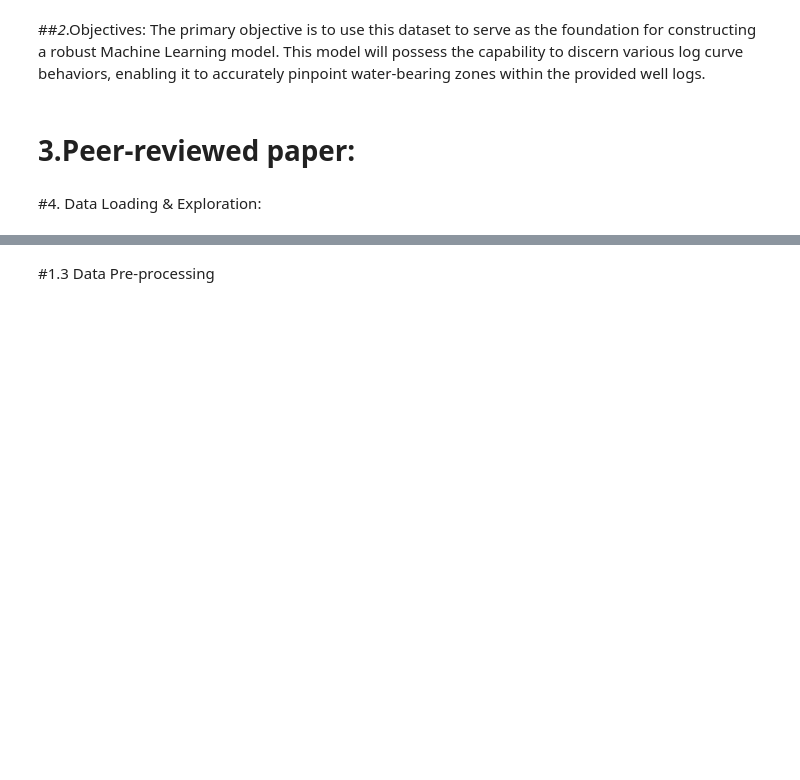
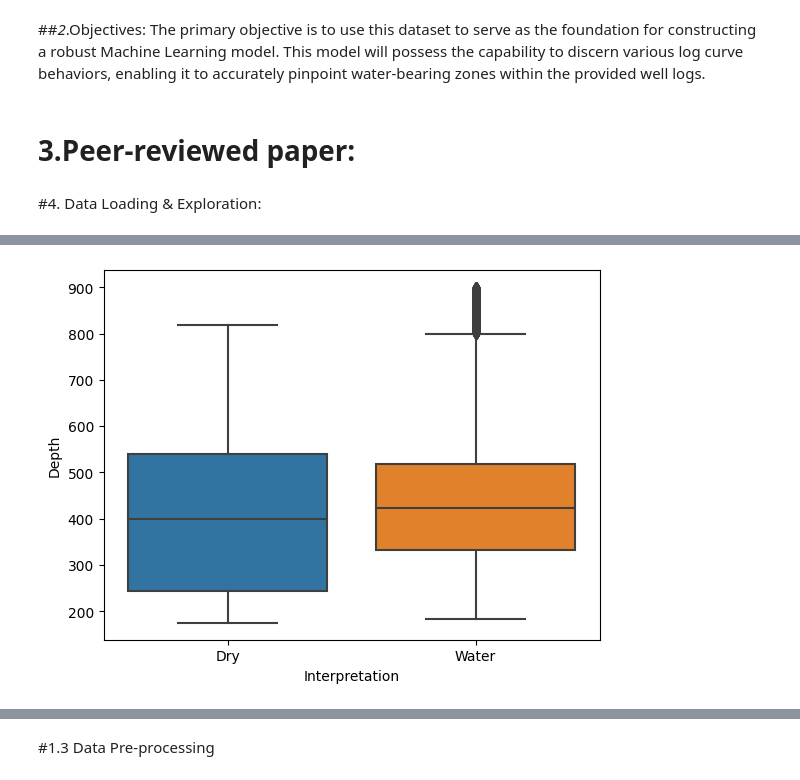
Before and after one commit to Mody2828/CM3111---Full-Time-Big-Data-Analytics, a Jupyter notebook: Dataset loading & Exploration/CM3111_Coursework.ipynb, the cells around one changed output, grey strips where cells are left out. Cells and saved outputs as stored; diff of their text form; code cells hidden in the pictures; blank space fills up the shorter version.

```diff
--- a/Dataset loading & Exploration/CM3111_Coursework.ipynb
+++ b/Dataset loading & Exploration/CM3111_Coursework.ipynb
@@ -234,0 +99,6 @@ your url is: https://moody-swans-cheer.loca.lt
+# %%
+# Visualize Interpretation Vs Depth
+sns.boxplot(data= df, x='Interpretation',y='Depth')
+plt.show()
+# %% [output]
+[figure, added]
```
Also changed, not shown: parts of 74 cells of this notebook.
